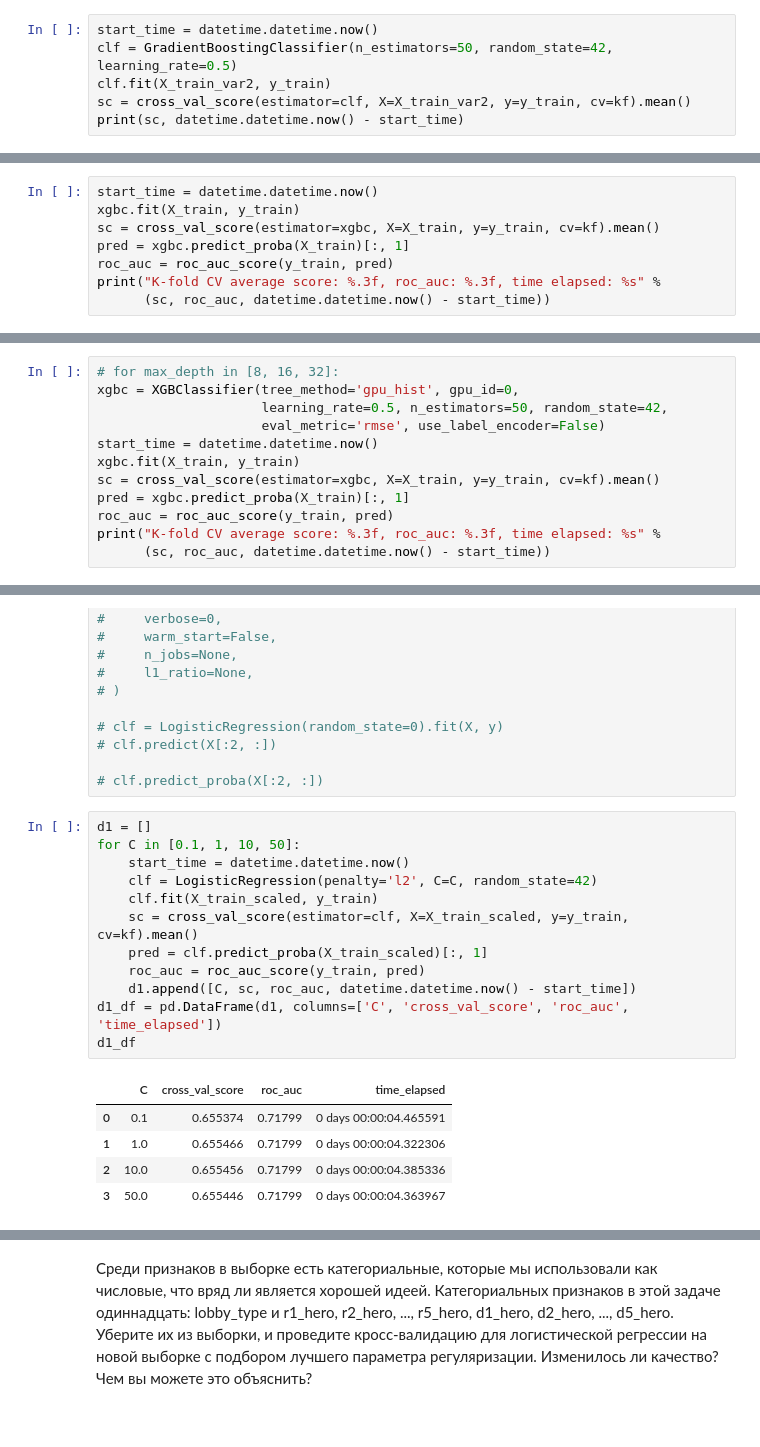
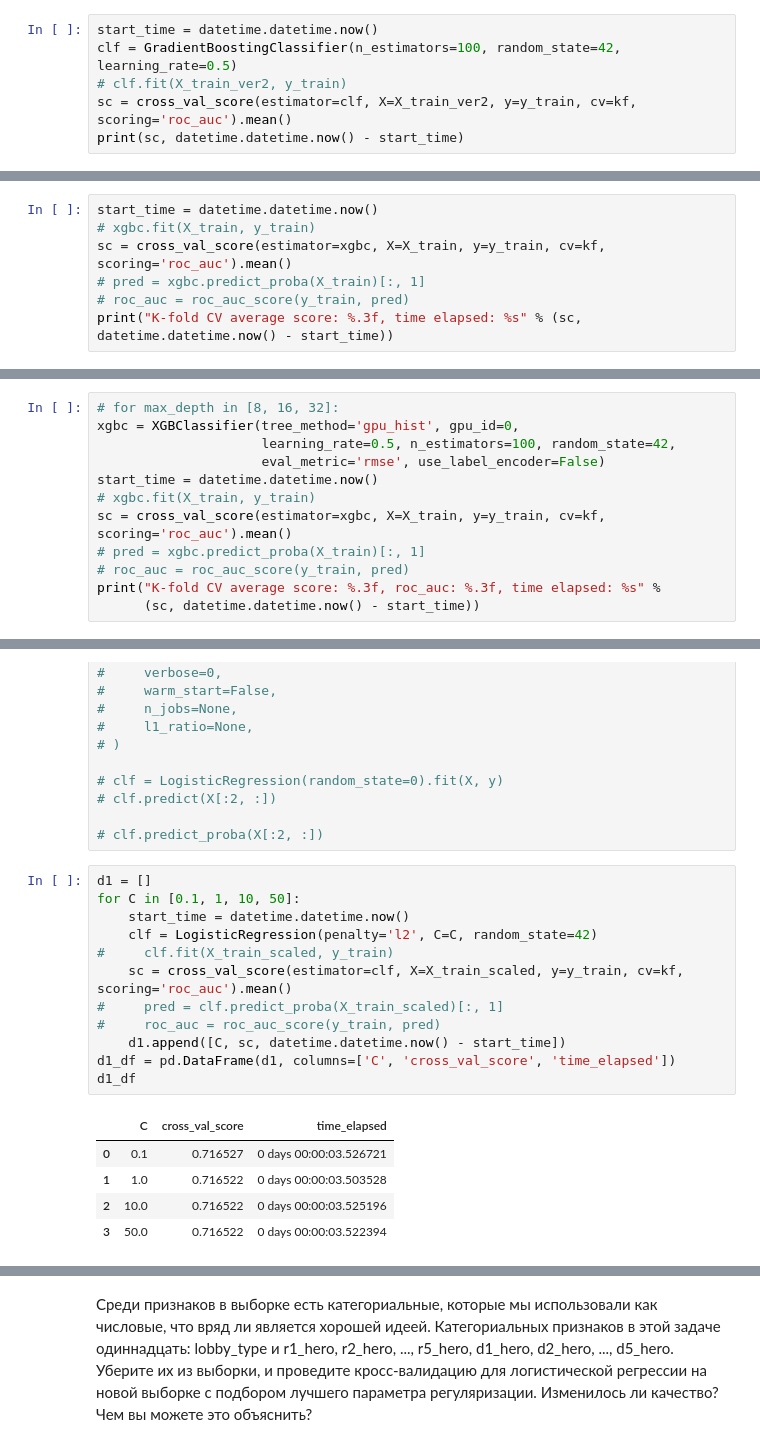
Before and after one commit to BSV777/coursera_ML, a Jupyter notebook: my_final_statement_2.ipynb, the cells around one changed output, grey strips where cells are left out. Drawn from its saved outputs; the diff is of its cells as text.

```diff
--- a/my_final_statement_2.ipynb
+++ b/my_final_statement_2.ipynb
@@ -277,8 +283,8 @@ for lr in d1_df.learning_rate.unique():
 Также есть и другие подходы — например, замена пропуска на среднее значение признака. Мы не требуем этого в задании, но при желании попробуйте разные подходы к обработке пропусков и сравните их между собой.
 # %%
 start_time = datetime.datetime.now()
-clf = GradientBoostingClassifier(n_estimators=50, random_state=42, learning_rate=0.5)
-clf.fit(X_train_var2, y_train)
-sc = cross_val_score(estimator=clf, X=X_train_var2, y=y_train, cv=kf).mean()
+clf = GradientBoostingClassifier(n_estimators=100, random_state=42, learning_rate=0.5)
+# clf.fit(X_train_ver2, y_train)
+sc = cross_val_score(estimator=clf, X=X_train_ver2, y=y_train, cv=kf, scoring='roc_auc').mean()
 print(sc, datetime.datetime.now() - start_time)
 # %% [output]
@@ -297,10 +303,9 @@ xgbc = XGBClassifier(learning_rate=0.5, n_estimators=50, random_state=42,
                      eval_metric='rmse', use_label_encoder=False)
 # %%
 start_time = datetime.datetime.now()
-xgbc.fit(X_train, y_train)
-sc = cross_val_score(estimator=xgbc, X=X_train, y=y_train, cv=kf).mean()
-pred = xgbc.predict_proba(X_train)[:, 1]
-roc_auc = roc_auc_score(y_train, pred)
-print("K-fold CV average score: %.3f, roc_auc: %.3f, time elapsed: %s" %
-      (sc, roc_auc, datetime.datetime.now() - start_time))
+# xgbc.fit(X_train, y_train)
+sc = cross_val_score(estimator=xgbc, X=X_train, y=y_train, cv=kf, scoring='roc_auc').mean()
+# pred = xgbc.predict_proba(X_train)[:, 1]
+# roc_auc = roc_auc_score(y_train, pred)
+print("K-fold CV average score: %.3f, time elapsed: %s" % (sc, datetime.datetime.now() - start_time))
 # %% [output]
@@ -312,13 +317,13 @@ K-fold CV average score: 0.638, roc_auc: 0.829, time elapsed: 0:01:44.946013
 # %%
 # for max_depth in [8, 16, 32]:
 xgbc = XGBClassifier(tree_method='gpu_hist', gpu_id=0,
-                     learning_rate=0.5, n_estimators=50, random_state=42,
+                     learning_rate=0.5, n_estimators=100, random_state=42,
                      eval_metric='rmse', use_label_encoder=False)
 start_time = datetime.datetime.now()
-xgbc.fit(X_train, y_train)
-sc = cross_val_score(estimator=xgbc, X=X_train, y=y_train, cv=kf).mean()
-pred = xgbc.predict_proba(X_train)[:, 1]
-roc_auc = roc_auc_score(y_train, pred)
+# xgbc.fit(X_train, y_train)
+sc = cross_val_score(estimator=xgbc, X=X_train, y=y_train, cv=kf, scoring='roc_auc').mean()
+# pred = xgbc.predict_proba(X_train)[:, 1]
+# roc_auc = roc_auc_score(y_train, pred)
 print("K-fold CV average score: %.3f, roc_auc: %.3f, time elapsed: %s" %
-      (sc, roc_auc, datetime.datetime.now() - start_time))
+      (sc, datetime.datetime.now() - start_time))
 # %% [markdown]
@@ -397,21 +402,21 @@ LogisticRegression?
 # %%
 d1 = []
 for C in [0.1, 1, 10, 50]:
     start_time = datetime.datetime.now()
     clf = LogisticRegression(penalty='l2', C=C, random_state=42)
-    clf.fit(X_train_scaled, y_train)
-    sc = cross_val_score(estimator=clf, X=X_train_scaled, y=y_train, cv=kf).mean()
-    pred = clf.predict_proba(X_train_scaled)[:, 1]
-    roc_auc = roc_auc_score(y_train, pred)
-    d1.append([C, sc, roc_auc, datetime.datetime.now() - start_time])
-d1_df = pd.DataFrame(d1, columns=['C', 'cross_val_score', 'roc_auc', 'time_elapsed'])
+#     clf.fit(X_train_scaled, y_train)
+    sc = cross_val_score(estimator=clf, X=X_train_scaled, y=y_train, cv=kf, scoring='roc_auc').mean()
+#     pred = clf.predict_proba(X_train_scaled)[:, 1]
+#     roc_auc = roc_auc_score(y_train, pred)
+    d1.append([C, sc, datetime.datetime.now() - start_time])
+d1_df = pd.DataFrame(d1, columns=['C', 'cross_val_score', 'time_elapsed'])
 d1_df
 # %% [output]
-|  | C | cross_val_score | roc_auc | time_elapsed |
-| 0 | 0.1 | 0.655374 | 0.71799 | 0 days 00:00:04.465591 |
-| 1 | 1.0 | 0.655466 | 0.71799 | 0 days 00:00:04.322306 |
-| 2 | 10.0 | 0.655456 | 0.71799 | 0 days 00:00:04.385336 |
-| 3 | 50.0 | 0.655446 | 0.71799 | 0 days 00:00:04.363967 |
+|  | C | cross_val_score | time_elapsed |
+| 0 | 0.1 | 0.716527 | 0 days 00:00:03.526721 |
+| 1 | 1.0 | 0.716522 | 0 days 00:00:03.503528 |
+| 2 | 10.0 | 0.716522 | 0 days 00:00:03.525196 |
+| 3 | 50.0 | 0.716522 | 0 days 00:00:03.522394 |
 # %% [markdown]
 Как оно соотносится с качеством градиентного бустинга? **Чем вы можете объяснить эту разницу?** Быстрее ли работает логистическая регрессия по сравнению с градиентным бустингом?
 
```
Also changed, not shown: parts of 24 cells of this notebook, 1 other file.
